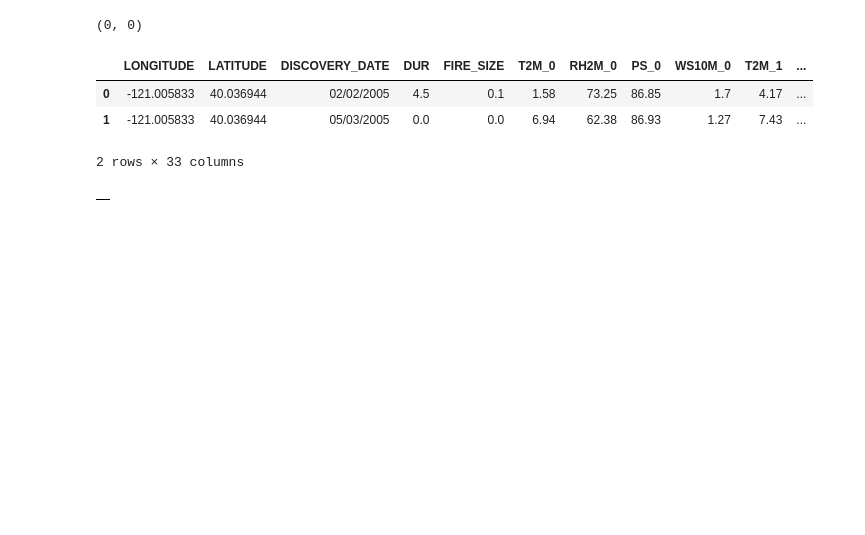
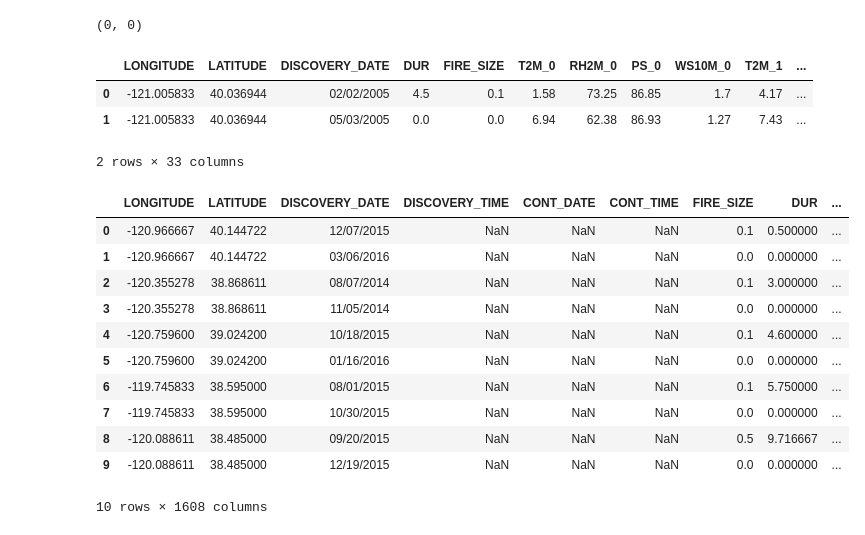
Before and after one commit to pldrobot/H20_Submissions, a Jupyter notebook: sql_process.ipynb, the cells around one changed output. Cells and saved outputs as stored; diff of their text form; code cells hidden in the pictures; blank space fills up the shorter version.

```diff
--- a/sql_process.ipynb
+++ b/sql_process.ipynb
@@ -345,7 +380,20 @@ Data_final
 | 0 | -121.005833 | 40.036944 | 02/02/2005 | 4.5 | 0.1 | 1.58 | 73.25 | 86.85 | 1.7 | 4.17 | ... |
 | 1 | -121.005833 | 40.036944 | 05/03/2005 | 0.0 | 0.0 | 6.94 | 62.38 | 86.93 | 1.27 | 7.43 | ... |
 2 rows × 33 columns
-# %%
-Data_final
-# %% [output]
-|  |
+# %%
+Data_final_csv = pd.read_csv('dict.csv')
+# %%
+Data_final_csv.head(10)
+# %% [output]
+|  | LONGITUDE | LATITUDE | DISCOVERY_DATE | DISCOVERY_TIME | CONT_DATE | CONT_TIME | FIRE_SIZE | DUR | ... |
+| 0 | -120.966667 | 40.144722 | 12/07/2015 | NaN | NaN | NaN | 0.1 | 0.500000 | ... |
+| 1 | -120.966667 | 40.144722 | 03/06/2016 | NaN | NaN | NaN | 0.0 | 0.000000 | ... |
+| 2 | -120.355278 | 38.868611 | 08/07/2014 | NaN | NaN | NaN | 0.1 | 3.000000 | ... |
+| 3 | -120.355278 | 38.868611 | 11/05/2014 | NaN | NaN | NaN | 0.0 | 0.000000 | ... |
+| 4 | -120.759600 | 39.024200 | 10/18/2015 | NaN | NaN | NaN | 0.1 | 4.600000 | ... |
+| 5 | -120.759600 | 39.024200 | 01/16/2016 | NaN | NaN | NaN | 0.0 | 0.000000 | ... |
+| 6 | -119.745833 | 38.595000 | 08/01/2015 | NaN | NaN | NaN | 0.1 | 5.750000 | ... |
+| 7 | -119.745833 | 38.595000 | 10/30/2015 | NaN | NaN | NaN | 0.0 | 0.000000 | ... |
+| 8 | -120.088611 | 38.485000 | 09/20/2015 | NaN | NaN | NaN | 0.5 | 9.716667 | ... |
+| 9 | -120.088611 | 38.485000 | 12/19/2015 | NaN | NaN | NaN | 0.0 | 0.000000 | ... |
+10 rows × 1608 columns
```
Also changed, not shown: parts of 13 cells of this notebook, 4 other files.
